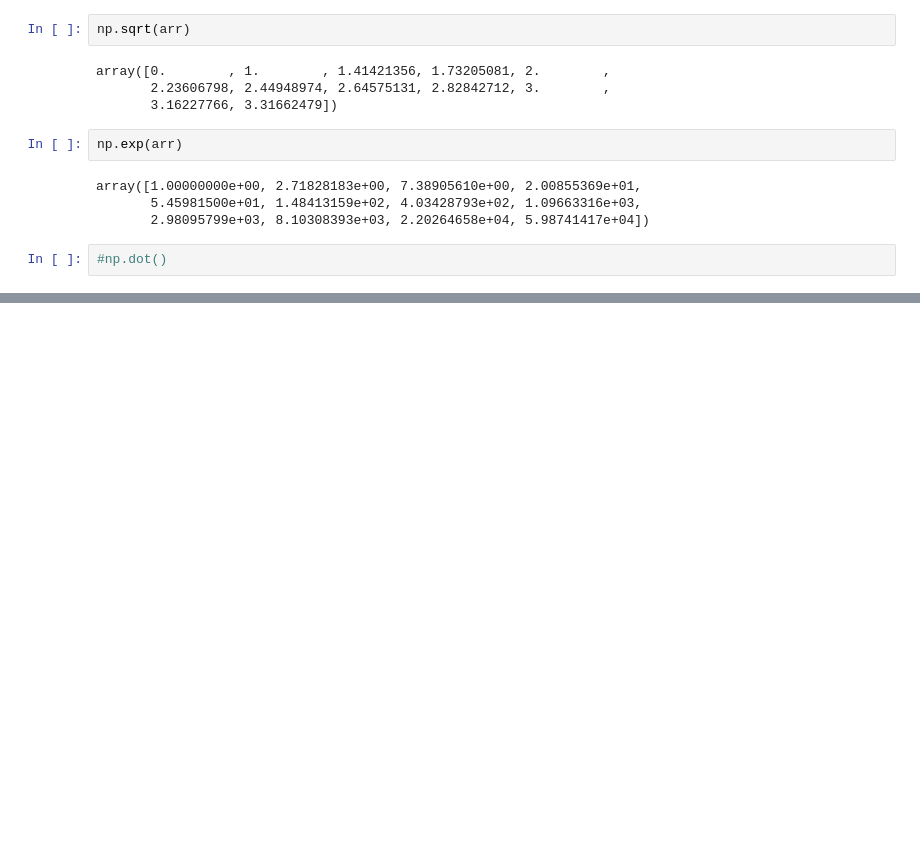
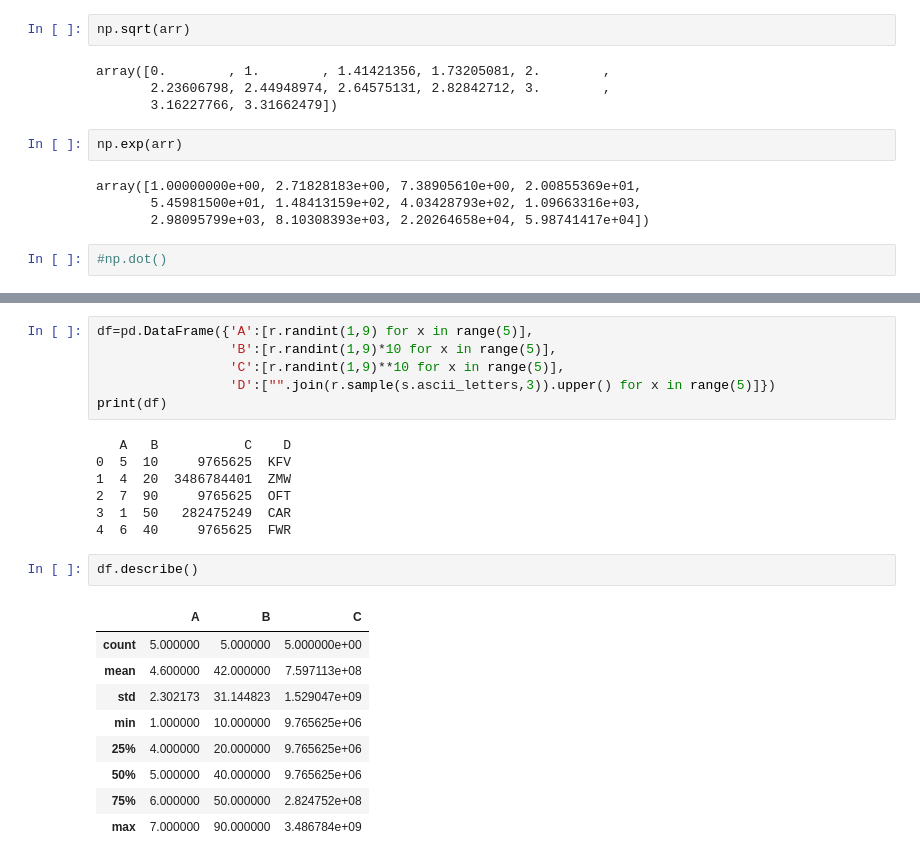
Before and after one commit to diyagoyal18/Python-Basics, a Jupyter notebook: Data Science/Practice.ipynb, the cells around one changed output, grey strips where cells are left out. Drawn from its saved outputs; the diff is of its cells as text; blank space fills up the shorter version.

```diff
--- a/Data Science/Practice.ipynb
+++ b/Data Science/Practice.ipynb
@@ -648,0 +671,25 @@ array([1.00000000e+00, 2.71828183e+00, 7.38905610e+00, 2.00855369e+01,
+# %%
+df=pd.DataFrame({'A':[r.randint(1,9) for x in range(5)],
+                 'B':[r.randint(1,9)*10 for x in range(5)],
+                 'C':[r.randint(1,9)**10 for x in range(5)],
+                 'D':["".join(r.sample(s.ascii_letters,3)).upper() for x in range(5)]})
+print(df)
+# %% [output]
+   A   B           C    D
+0  5  10     9765625  KFV
+1  4  20  3486784401  ZMW
+2  7  90     9765625  OFT
+3  1  50   282475249  CAR
+4  6  40     9765625  FWR
+# %%
+df.describe()
+# %% [output]
+|  | A | B | C |
+| count | 5.000000 | 5.000000 | 5.000000e+00 |
+| mean | 4.600000 | 42.000000 | 7.597113e+08 |
+| std | 2.302173 | 31.144823 | 1.529047e+09 |
+| min | 1.000000 | 10.000000 | 9.765625e+06 |
+| 25% | 4.000000 | 20.000000 | 9.765625e+06 |
+| 50% | 5.000000 | 40.000000 | 9.765625e+06 |
+| 75% | 6.000000 | 50.000000 | 2.824752e+08 |
+| max | 7.000000 | 90.000000 | 3.486784e+09 |
```
Also changed, not shown: parts of 8 cells of this notebook.
